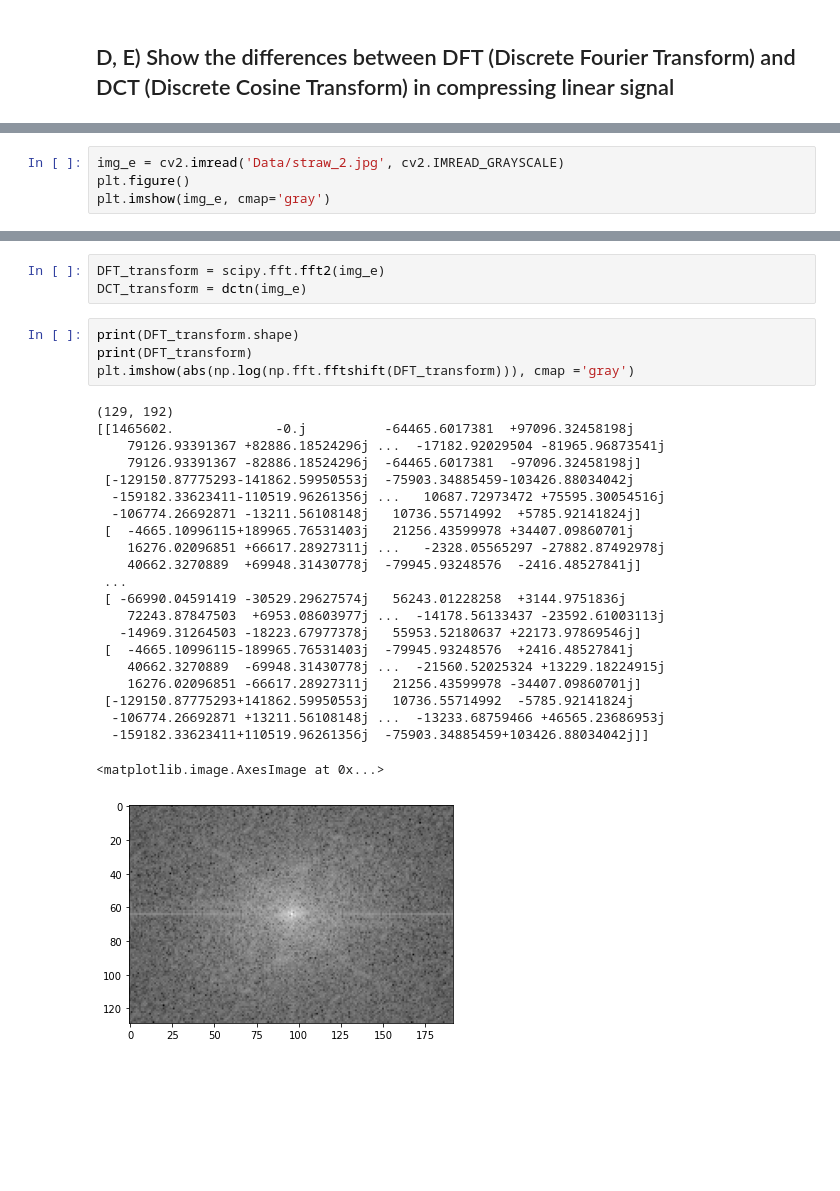
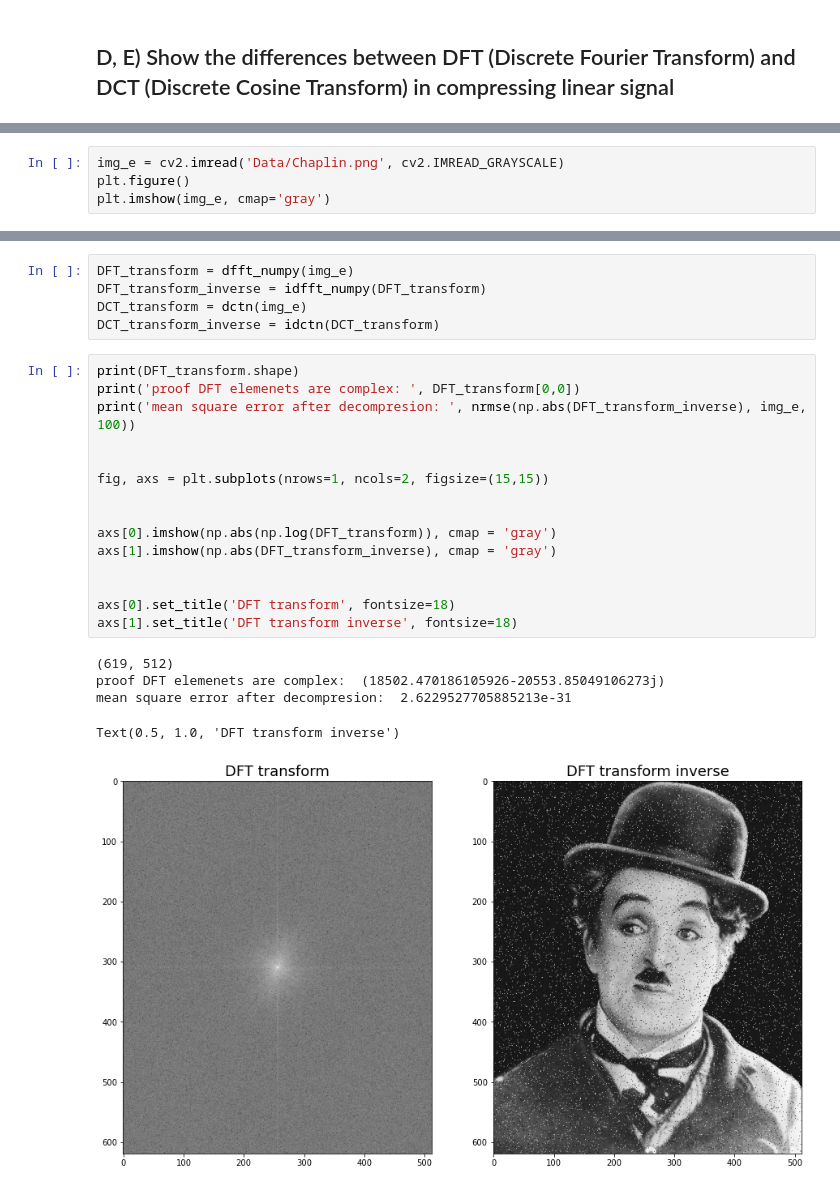
Before and after one commit to bereketeshete/Image-Processing, a Jupyter notebook: Assignment 3 - Image Fourier Transform/Assignment 3 Bereket.ipynb, the cells around one changed output, grey strips where cells are left out. Saved outputs shown, nothing was run; the diff lists cells and outputs as text; blank space fills up the shorter version.

```diff
--- a/Assignment 3 - Image Fourier Transform/Assignment 3 Bereket.ipynb
+++ b/Assignment 3 - Image Fourier Transform/Assignment 3 Bereket.ipynb
@@ -278,5 +308,5 @@ from scipy.fftpack import fft, dct, dctn
 # %%
-img_e = cv2.imread('Data/straw_2.jpg', cv2.IMREAD_GRAYSCALE)
+img_e = cv2.imread('Data/Chaplin.png', cv2.IMREAD_GRAYSCALE)
 plt.figure()
 plt.imshow(img_e, cmap='gray')
 # %% [output]
@@ -285,32 +315,28 @@ plt.imshow(img_e, cmap='gray')
 # %%
-DFT_transform = scipy.fft.fft2(img_e)
+DFT_transform = dfft_numpy(img_e)
+DFT_transform_inverse = idfft_numpy(DFT_transform)
 DCT_transform = dctn(img_e)
+DCT_transform_inverse = idctn(DCT_transform)
 # %%
 print(DFT_transform.shape)
-print(DFT_transform)
-plt.imshow(abs(np.log(np.fft.fftshift(DFT_transform))), cmap ='gray')
+print('proof DFT elemenets are complex: ', DFT_transform[0,0])
+print('mean square error after decompresion: ', nrmse(np.abs(DFT_transform_inverse), img_e, 100))
+
+
+fig, axs = plt.subplots(nrows=1, ncols=2, figsize=(15,15))
+
+
+axs[0].imshow(np.abs(np.log(DFT_transform)), cmap = 'gray')
+axs[1].imshow(np.abs(DFT_transform_inverse), cmap = 'gray')
+
+
+axs[0].set_title('DFT transform', fontsize=18)
+axs[1].set_title('DFT transform inverse', fontsize=18)
 # %% [output]
-(129, 192)
-[[1465602.             -0.j          -64465.6017381  +97096.32458198j
-    79126.93391367 +82886.18524296j ...  -17182.92029504 -81965.96873541j
-    79126.93391367 -82886.18524296j  -64465.6017381  -97096.32458198j]
- [-129150.87775293-141862.59950553j  -75903.34885459-103426.88034042j
-  -159182.33623411-110519.96261356j ...   10687.72973472 +75595.30054516j
-  -106774.26692871 -13211.56108148j   10736.55714992  +5785.92141824j]
- [  -4665.10996115+189965.76531403j   21256.43599978 +34407.09860701j
-    16276.02096851 +66617.28927311j ...   -2328.05565297 -27882.87492978j
-    40662.3270889  +69948.31430778j  -79945.93248576  -2416.48527841j]
- ...
- [ -66990.04591419 -30529.29627574j   56243.01228258  +3144.9751836j
-    72243.87847503  +6953.08603977j ...  -14178.56133437 -23592.61003113j
-   -14969.31264503 -18223.67977378j   55953.52180637 +22173.97869546j]
- [  -4665.10996115-189965.76531403j  -79945.93248576  +2416.48527841j
-    40662.3270889  -69948.31430778j ...  -21560.52025324 +13229.18224915j
-    16276.02096851 -66617.28927311j   21256.43599978 -34407.09860701j]
- [-129150.87775293+141862.59950553j   10736.55714992  -5785.92141824j
-  -106774.26692871 +13211.56108148j ...  -13233.68759466 +46565.23686953j
-  -159182.33623411+110519.96261356j  -75903.34885459+103426.88034042j]]
+(619, 512)
+proof DFT elemenets are complex:  (18502.470186105926-20553.85049106273j)
+mean square error after decompresion:  2.6229527705885213e-31
-<matplotlib.image.AxesImage at 0x...>
+Text(0.5, 1.0, 'DFT transform inverse')
-[figure, old version]
+[figure, new version]
 # %%
 print(DCT_transform.shape)
```
Also changed, not shown: parts of 18 cells of this notebook.
